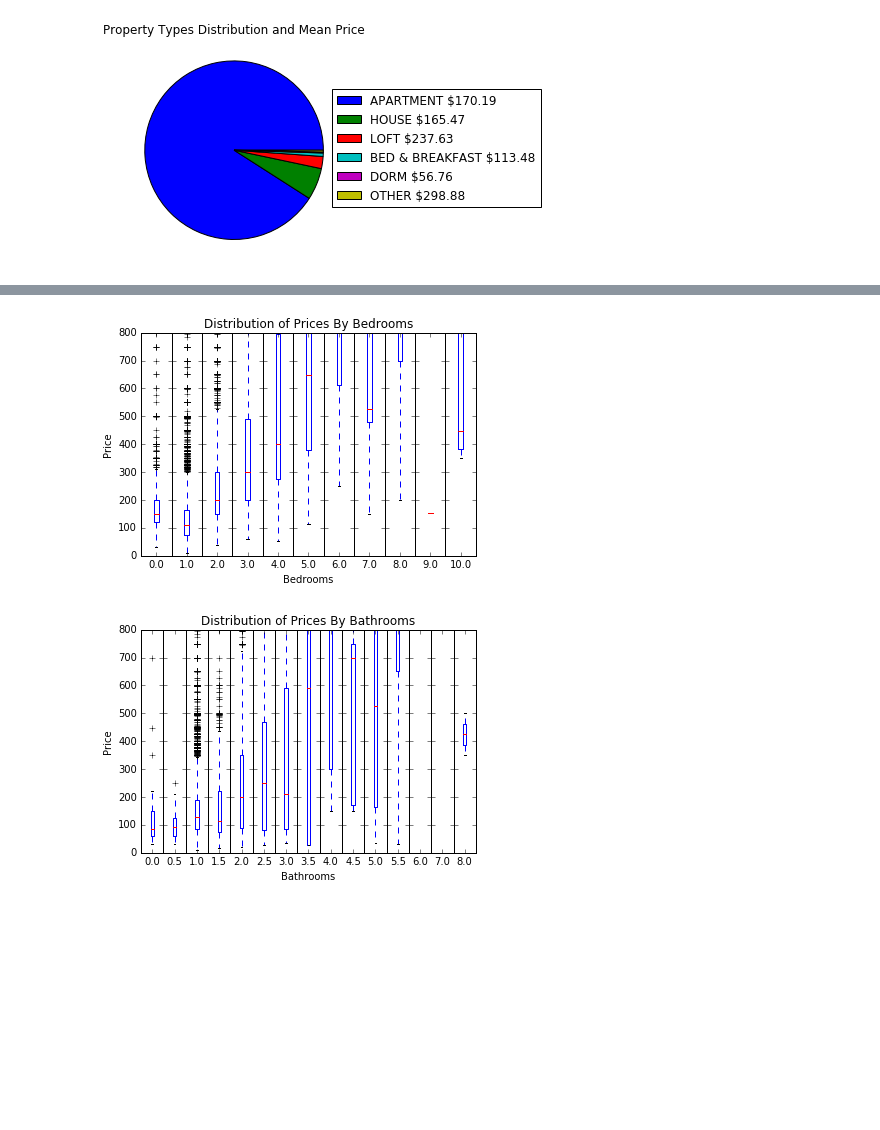
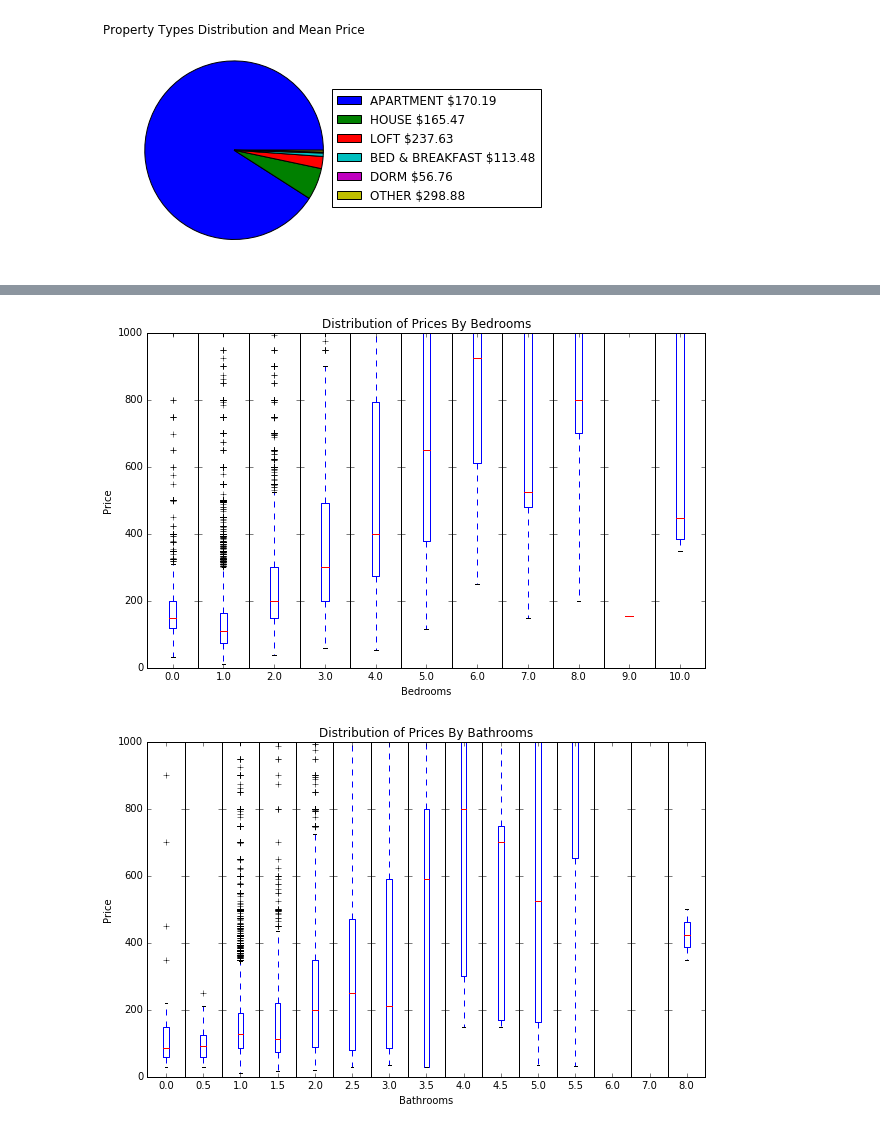
Before and after one commit to xwang146/cs109-airbnb-13, a Jupyter notebook: DataExplorationPlots1.ipynb, the cells around one changed output, grey strips where cells are left out. Cells and saved outputs as stored; diff of their text form; code cells hidden in the pictures; blank space fills up the shorter version.

Commit message:
Cleaning up plots

```diff
--- a/DataExplorationPlots1.ipynb
+++ b/DataExplorationPlots1.ipynb
@@ -93,23 +95,27 @@ plt.hist(prices, bins=32);
 # %%
 groups = data.groupby(data["bedrooms"])
 fig, axes = plt.subplots(ncols=len(groups), sharey=True)
+fig.set_figwidth(10)
+fig.set_figheight(6)
 fig.subplots_adjust(wspace=0)
 
 for ax, (name, group) in zip(axes, groups):
     ax.boxplot(group["price"].as_matrix())
     ax.set(xticklabels=[name])
 
 axes[0].set_ylabel("Price")
-axes[0].set_ylim((0, 800))
+axes[0].set_ylim((0, 1000))
 axes[len(groups) / 2].set_xlabel("Bedrooms")
 axes[len(groups) / 2].set_title("Distribution of Prices By Bedrooms")
 
 plt.show()
 # %% [output]
-[figure, old version]
+[figure, new version]
 # %%
 groups = data.groupby(data["bathrooms"])
 fig, axes = plt.subplots(ncols=len(groups), sharey=True)
+fig.set_figwidth(10)
+fig.set_figheight(6)
 fig.subplots_adjust(wspace=0)
 
 for ax, (name, group) in zip(axes, groups):
@@ -117,10 +123,10 @@ for ax, (name, group) in zip(axes, groups):
     ax.set(xticklabels=[name])
 
 axes[0].set_ylabel("Price")
-axes[0].set_ylim((0, 800))
+axes[0].set_ylim((0, 1000))
 axes[len(groups) / 2].set_xlabel("Bathrooms")
 axes[len(groups) / 2].set_title("Distribution of Prices By Bathrooms")
 
 plt.show()
 # %% [output]
-[figure, old version]
+[figure, new version]
```
Also changed, not shown: parts of 1 cell of this notebook, 1 other file.
